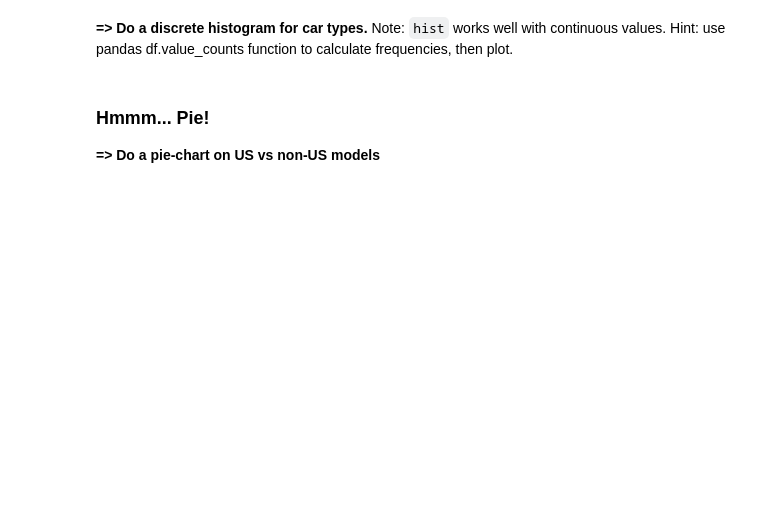
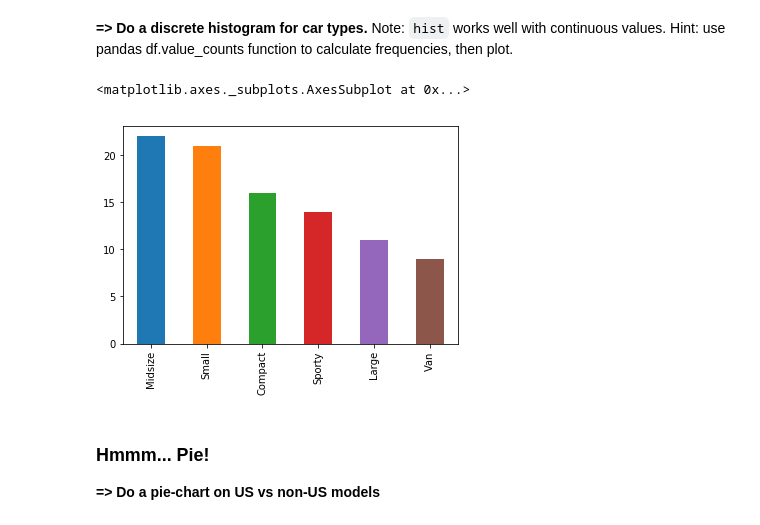
Before and after one commit to elephantscale/python-labs-solutions, a Jupyter notebook: visualization/2-plot-cars.ipynb, the cells around one changed output. Cells and saved outputs as stored; diff of their text form; code cells hidden in the pictures; blank space fills up the shorter version.

```diff
--- a/visualization/2-plot-cars.ipynb
+++ b/visualization/2-plot-cars.ipynb
@@ -130,6 +140,10 @@ Note: `hist`  works well with continuous values.
 Hint: use pandas df.value_counts function to calculate frequencies, then plot.
 # %%
 # TODO: Hisogram of car types
+Cars93['Type'].value_counts().plot.bar()
+# %% [output]
+<matplotlib.axes._subplots.AxesSubplot at 0x...>
+[figure, added]
 # %% [markdown]
 
 ### Hmmm... Pie!
```
Also changed, not shown: parts of 8 cells of this notebook.
